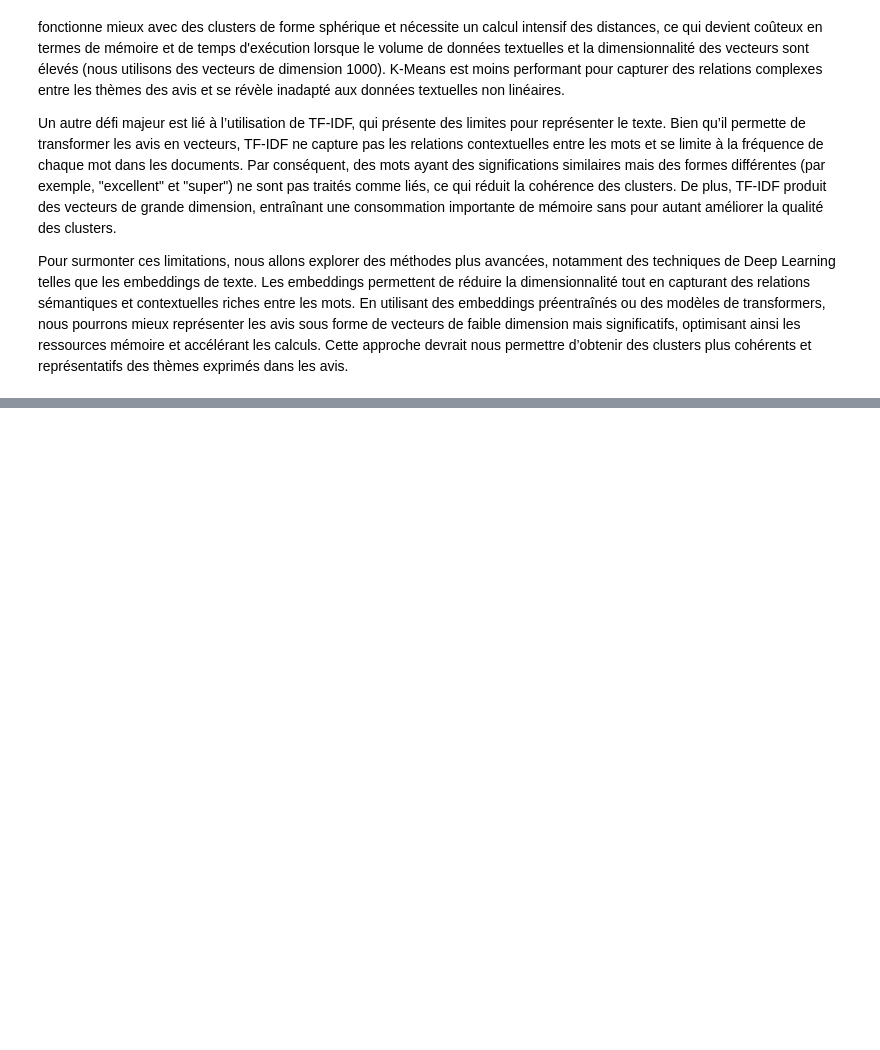
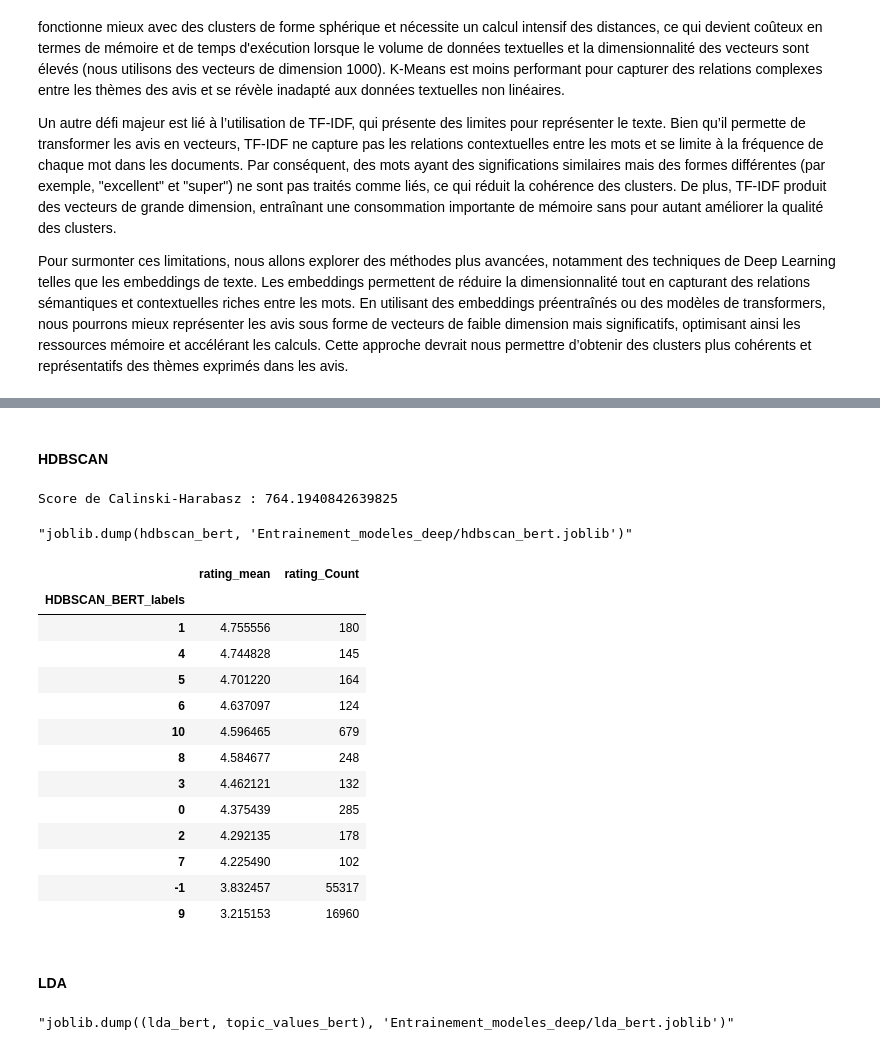
Before and after one commit to KylianSts/UGC_project, a Jupyter notebook: Identification_des_thematiques.ipynb, the cells around one changed output, grey strips where cells are left out. Drawn from its saved outputs; the diff is of its cells as text; code cells hidden in the pictures; blank space fills up the shorter version.

```diff
--- a/Identification_des_thematiques.ipynb
+++ b/Identification_des_thematiques.ipynb
@@ -438,0 +635,12 @@ Pour surmonter ces limitations, nous allons explorer des méthodes plus avancée
+# %%
+"""scaler = MinMaxScaler()
+review_vectors_scaled_pt = scaler.fit_transform(review_vectors_pt)
+
+lda_w2v_pt = LatentDirichletAllocation(n_components=10, random_state=24)
+lda_w2v_pt.fit(review_vectors_scaled_pt)
+
+topic_values_w2v_pt = lda_w2v_pt.transform(review_vectors_scaled_pt)"""
+
+lda_w2v_pt, topic_values_w2v_pt = joblib.load('Entrainement_modeles_deep/lda_w2v_pt.joblib')
+
+"""joblib.dump((lda_w2v_pt, topic_values_w2v_pt), 'Entrainement_modeles_deep/lda_w2v_pt.joblib')"""
@@ -438,0 +649,6 @@ Pour surmonter ces limitations, nous allons explorer des méthodes plus avancée
+# %%
+df_clean['LDA_w2v_pt_labels'] = np.argmax(topic_values_w2v_pt, axis=1)
+
+df_clean.groupby('LDA_w2v_pt_labels').agg(rating_mean=('rating', 'mean'),
+                                          rating_Count=('rating', 'count')
+                                         ).sort_values(by='rating_mean', ascending=False)
@@ -438,0 +743,55 @@ Pour surmonter ces limitations, nous allons explorer des méthodes plus avancée
+# %% [markdown]
+#### HDBSCAN
+# %%
+"""hdbscan_bert = hdbscan.HDBSCAN(min_samples=3, min_cluster_size=100)
+hdbscan_bert.fit(sentence_embeddings)"""
+
+hdbscan_bert = joblib.load('Entrainement_modeles_deep/hdbscan_bert.joblib')
+
+# Résultats des clusters
+labels_hdbscan_bert = hdbscan_bert.labels_
+
+calinski_score = calinski_harabasz_score(sentence_embeddings, labels_hdbscan_bert)
+print("Score de Calinski-Harabasz :", calinski_score)
+
+"""joblib.dump(hdbscan_bert, 'Entrainement_modeles_deep/hdbscan_bert.joblib')"""
+# %% [output]
+Score de Calinski-Harabasz : 764.1940842639825
+"joblib.dump(hdbscan_bert, 'Entrainement_modeles_deep/hdbscan_bert.joblib')"
+# %%
+df_clean['HDBSCAN_BERT_labels'] = labels_hdbscan_bert
+
+df_clean.groupby('HDBSCAN_BERT_labels').agg(rating_mean=('rating', 'mean'),
+                                          rating_Count=('rating', 'count')
+                                         ).sort_values(by='rating_mean', ascending=False)
+# %% [output]
+|  | rating_mean | rating_Count |
+| HDBSCAN_BERT_labels |  |  |
+| 1 | 4.755556 | 180 |
+| 4 | 4.744828 | 145 |
+| 5 | 4.701220 | 164 |
+| 6 | 4.637097 | 124 |
+| 10 | 4.596465 | 679 |
+| 8 | 4.584677 | 248 |
+| 3 | 4.462121 | 132 |
+| 0 | 4.375439 | 285 |
+| 2 | 4.292135 | 178 |
+| 7 | 4.225490 | 102 |
+| -1 | 3.832457 | 55317 |
+| 9 | 3.215153 | 16960 |
+# %% [markdown]
+#### LDA
+# %%
+"""scaler = MinMaxScaler()
+sentence_embedding_scaled = scaler.fit_transform(sentence_embeddings)
+
+lda_bert = LatentDirichletAllocation(n_components=10, random_state=24)
+lda_bert.fit(sentence_embedding_scaled)
+
+topic_values_bert = lda_bert.transform(sentence_embedding_scaled)"""
+
+lda_bert, topic_values_bert = joblib.load('Entrainement_modeles_deep/lda_bert.joblib')
+
+"""joblib.dump((lda_bert, topic_values_bert), 'Entrainement_modeles_deep/lda_bert.joblib')"""
+# %% [output]
+"joblib.dump((lda_bert, topic_values_bert), 'Entrainement_modeles_deep/lda_bert.joblib')"
```
Also changed, not shown: parts of 35 cells of this notebook.
